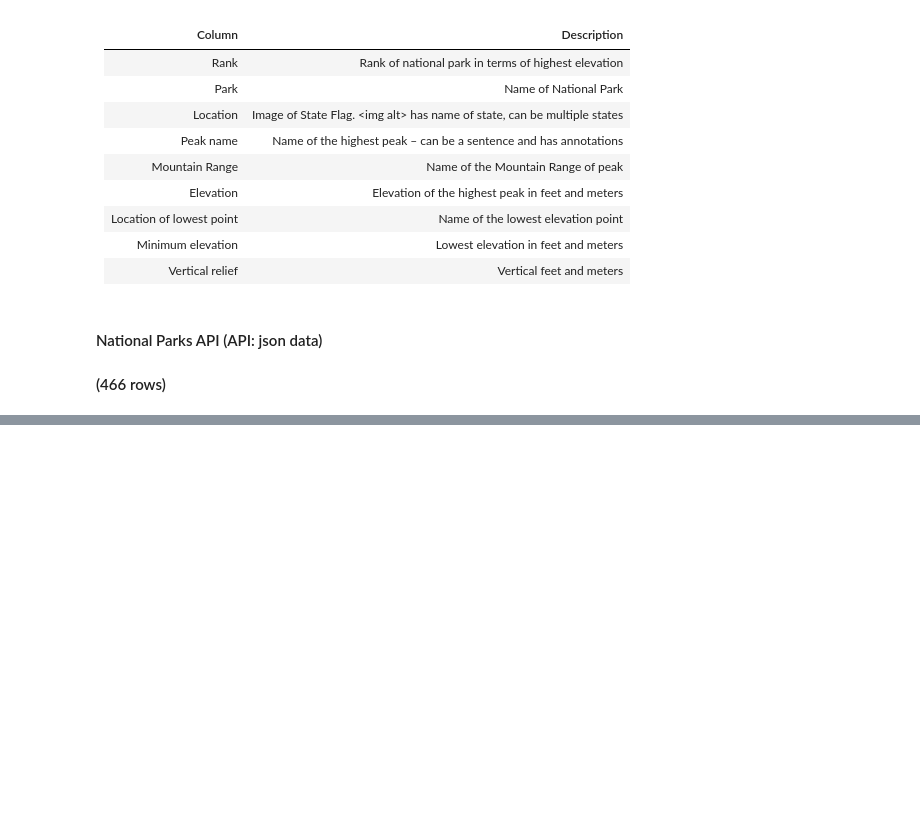
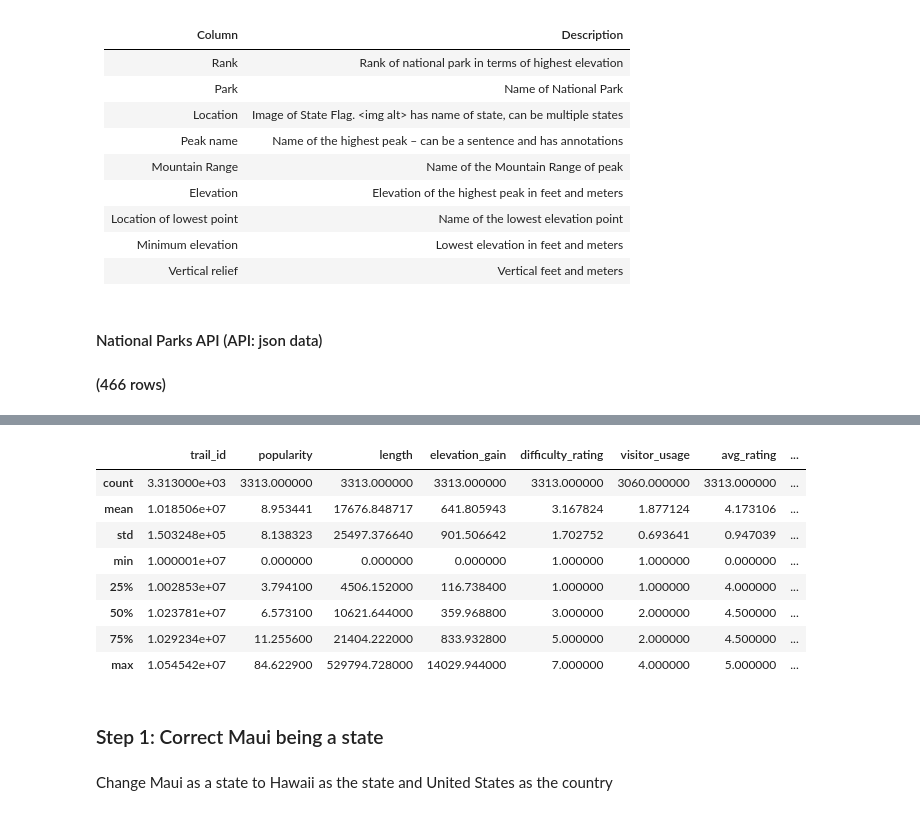
Before and after one commit to catie-williams/bu-dsc, a Jupyter notebook: DSC540/Term Paper/Term_Project_CableKimberly.ipynb, the cells around one changed output, grey strips where cells are left out. Drawn from its saved outputs; the diff is of its cells as text; code cells hidden in the pictures; blank space fills up the shorter version.

```diff
--- a/DSC540/Term Paper/Term_Project_CableKimberly.ipynb
+++ b/DSC540/Term Paper/Term_Project_CableKimberly.ipynb
@@ -240,0 +259,8 @@ Example Response:
+# %%
+# Read data file
+try:
+    trails_df = pd.read_csv("AllTrails data - nationalpark.csv")
+except Exception:
+    print("There was an error reading the Trails file")
+
+trails_df.head()
@@ -240,0 +317,13 @@ Example Response:
+# %%
+# Check descriptive statistics
+trails_df.describe()
+# %% [output]
+|  | trail_id | popularity | length | elevation_gain | difficulty_rating | visitor_usage | avg_rating | ... |
+| count | 3.313000e+03 | 3313.000000 | 3313.000000 | 3313.000000 | 3313.000000 | 3060.000000 | 3313.000000 | ... |
+| mean | 1.018506e+07 | 8.953441 | 17676.848717 | 641.805943 | 3.167824 | 1.877124 | 4.173106 | ... |
+| std | 1.503248e+05 | 8.138323 | 25497.376640 | 901.506642 | 1.702752 | 0.693641 | 0.947039 | ... |
+| min | 1.000001e+07 | 0.000000 | 0.000000 | 0.000000 | 1.000000 | 1.000000 | 0.000000 | ... |
+| 25% | 1.002853e+07 | 3.794100 | 4506.152000 | 116.738400 | 1.000000 | 1.000000 | 4.000000 | ... |
+| 50% | 1.023781e+07 | 6.573100 | 10621.644000 | 359.968800 | 3.000000 | 2.000000 | 4.500000 | ... |
+| 75% | 1.029234e+07 | 11.255600 | 21404.222000 | 833.932800 | 5.000000 | 2.000000 | 4.500000 | ... |
+| max | 1.054542e+07 | 84.622900 | 529794.728000 | 14029.944000 | 7.000000 | 4.000000 | 5.000000 | ... |
@@ -240,0 +333,4 @@ Example Response:
+# %% [markdown]
+### Step 1: Correct Maui being a state
+# %% [markdown]
+Change Maui as a state to Hawaii as the state and United States as the country
```
Also changed, not shown: parts of 48 cells of this notebook, 2 other files.
